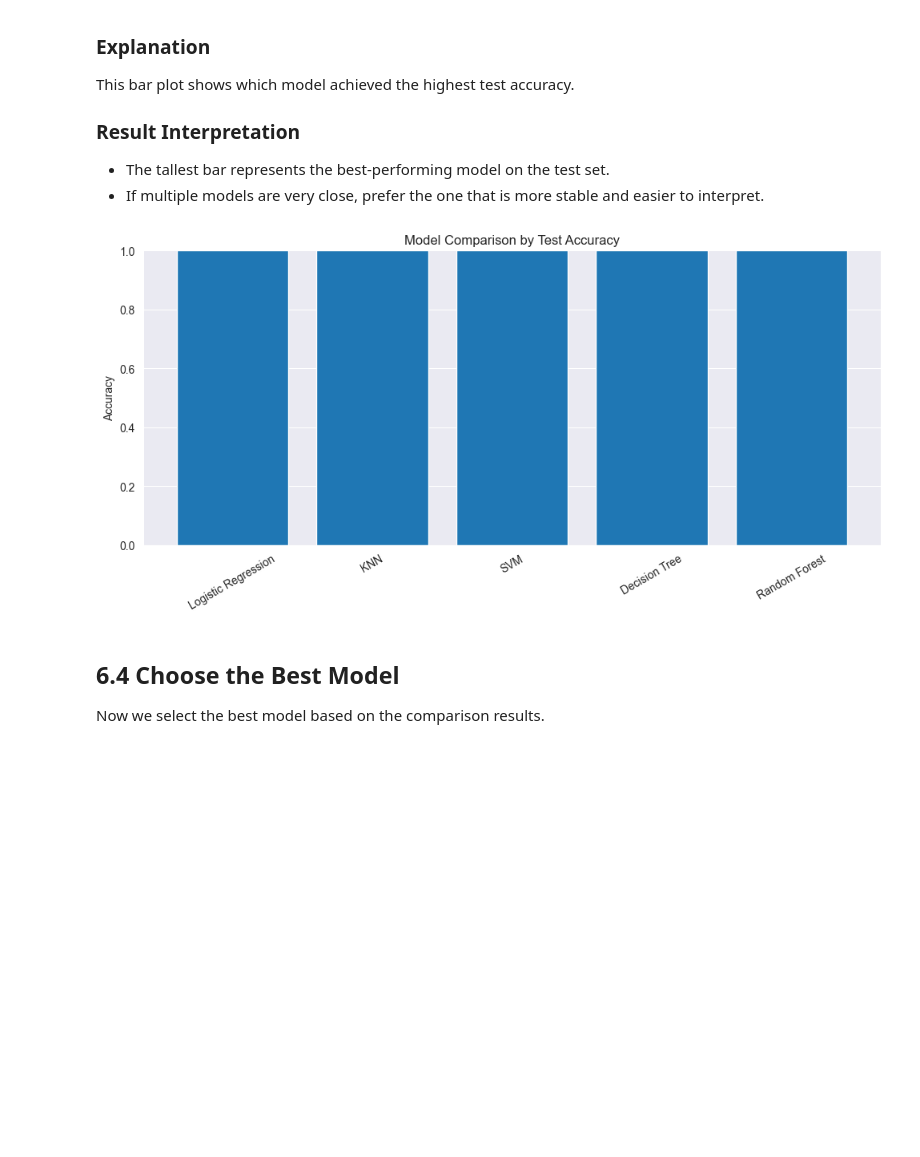
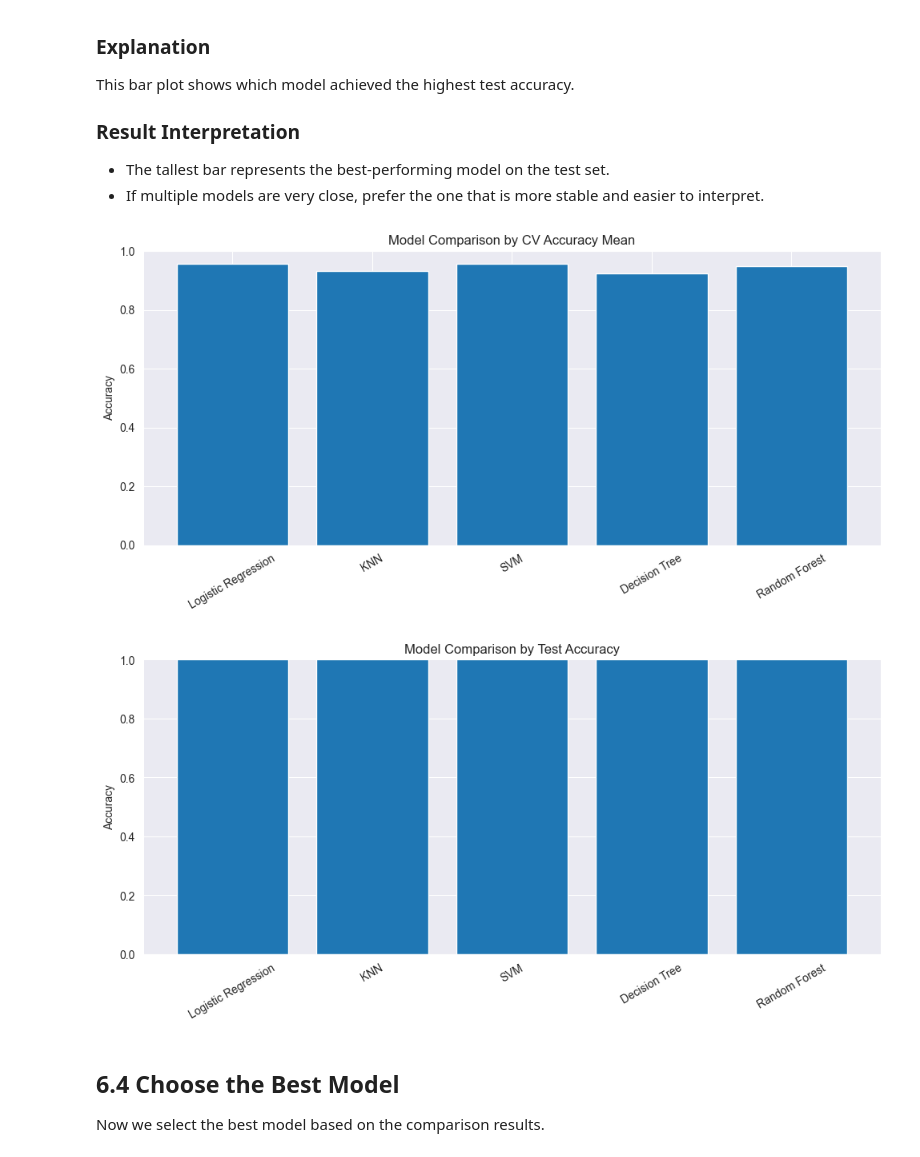
Before and after one commit to sepehrpg/Machine-Learning-Tutorial, a Jupyter notebook: 9_Playground/ML-Practice-with-Iris-Dataset.ipynb, the cells around one changed output. Saved outputs shown, nothing was run; the diff lists cells and outputs as text; code cells hidden in the pictures; blank space fills up the shorter version.

```diff
--- a/9_Playground/ML-Practice-with-Iris-Dataset.ipynb
+++ b/9_Playground/ML-Practice-with-Iris-Dataset.ipynb
@@ -928,16 +928,26 @@ This bar plot shows which model achieved the highest test accuracy.
 - The tallest bar represents the best-performing model on the test set.
 - If multiple models are very close, prefer the one that is more stable and easier to interpret.
 # %%
+plt.figure(figsize=(10, 5))
+plt.bar(results_df["Model"], results_df["CV Accuracy Mean"])
+plt.ylim(0, 1)
+plt.title("Model Comparison by CV Accuracy Mean")
+plt.ylabel("Accuracy")
+plt.xticks(rotation=30)
+plt.tight_layout()
+plt.show()
+
 plt.figure(figsize=(10, 5))
 plt.bar(results_df["Model"], results_df["Test Accuracy"])
 plt.ylim(0, 1)
 plt.title("Model Comparison by Test Accuracy")
 plt.ylabel("Accuracy")
 plt.xticks(rotation=30)
 plt.tight_layout()
 plt.show()
 # %% [output]
-[figure, old version]
+[figure, new version]
+[figure, added]
 # %% [markdown]
 ## 6.4 Choose the Best Model
 Now we select the best model based on the comparison results.
```
Also changed, not shown: parts of 1 cell of this notebook.
